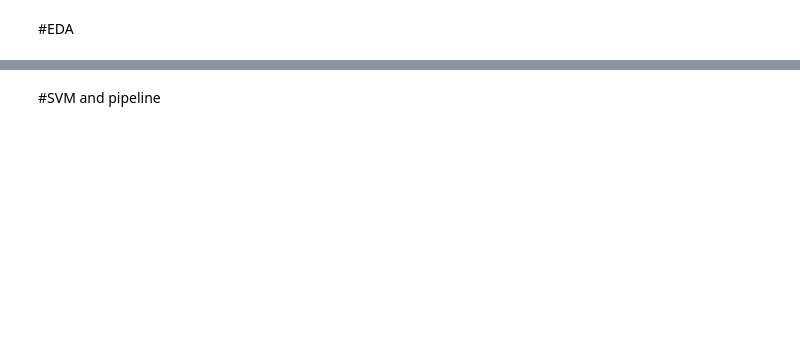
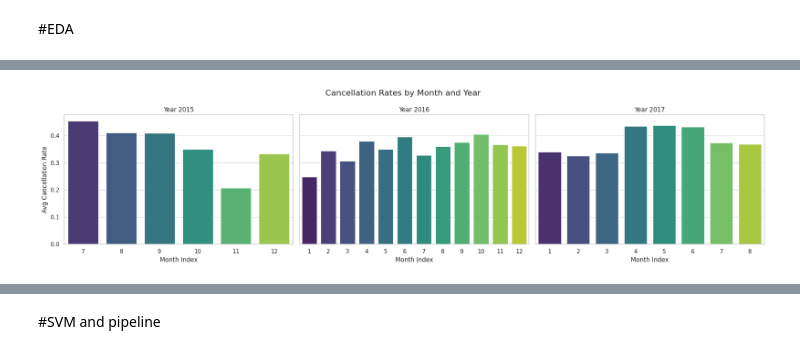
Before and after one commit to MariamKhaled741/Data-computation-project, a Jupyter notebook: Data_computation_project.ipynb, the cells around one changed output, grey strips where cells are left out. Saved outputs shown, nothing was run; the diff lists cells and outputs as text; code cells hidden in the pictures; blank space fills up the shorter version.

```diff
--- a/Data_computation_project.ipynb
+++ b/Data_computation_project.ipynb
@@ -43,0 +198,83 @@ To https://github.com/MariamKhaled741/Data-computation-project.git
+# %%
+"""# 3. Exploratory Data Analysis (EDA)"""
+
+# 3.1 تحليل معدلات الإلغاء عبر الزمن
+years = sorted(df['arrival_date_year'].unique())
+fig, axes = plt.subplots(1, len(years), figsize=(20, 5), sharey=True)
+
+for i, year in enumerate(years):
+    data = df[df['arrival_date_year'] == year]
+    monthly_rate = data.groupby('arrival_date_month')['is_canceled'].mean().reset_index()
+    sns.barplot(data=monthly_rate, x='arrival_date_month', y='is_canceled', ax=axes[i], palette='viridis')
+    axes[i].set_title(f"Year {year}")
+    axes[i].set_xlabel("Month Index")
+    axes[i].set_ylabel("Avg Cancellation Rate")
+
+plt.suptitle("Cancellation Rates by Month and Year", fontsize=16)
+plt.tight_layout()
+plt.show()
+
+# 3.2 تحليل الإقامة والقطاعات (Outliers detection)
+fig, (ax1, ax2) = plt.subplots(1, 2, figsize=(18, 6))
+
+sns.boxplot(data=df, x='market_segment', y='stays_in_week_nights', ax=ax1)
+ax1.set_title('Week Nights by Market Segment')
+ax1.tick_params(axis='x', rotation=45)
+
+sns.boxplot(data=df, x='customer_type', y='stays_in_week_nights', ax=ax2)
+ax2.set_title('Week Nights by Customer Type')
+ax2.tick_params(axis='x', rotation=45)
+
+plt.tight_layout()
+plt.show()
+
+# 3.3 توزيع الـ ADR (بعد التحويل اللوغاريتمي لفهم التوزيع)
+plt.figure(figsize=(10, 5))
+sns.histplot(np.log1p(df['adr']), bins=30, kde=True, color='teal')
+plt.title('Log-Distribution of ADR')
+plt.xlabel('log(ADR + 1)')
+plt.show()
+
+# 3.4 علاقة الطلبات الخاصة وموقف السيارات بالإلغاء (أهم الميزات)
+fig, (ax1, ax2) = plt.subplots(1, 2, figsize=(18, 6))
+
+# طلبات خاصة
+df.groupby('total_of_special_requests')['is_canceled'].mean().plot(kind='bar', ax=ax1, color='skyblue')
+ax1.set_title('Cancellation Rate vs Special Requests')
+ax1.set_ylabel('Mean Cancellation Rate')
+
+# ركن السيارات (باستخدام الميزة الجديدة has_parking)
+sns.barplot(data=df, x='has_parking', y='is_canceled', ax=ax2, palette='pastel')
+ax2.set_title('Cancellation Rate vs Having Parking')
+
+plt.tight_layout()
+plt.show()
+
+# 3.5 مصفوفة الارتباط (Spearman Correlation)
+numeric_df = df.select_dtypes(include='number')
+corr = numeric_df.corr(method='spearman')
+mask = np.triu(np.ones_like(corr, dtype=bool))
+
+plt.figure(figsize=(14, 12))
+sns.heatmap(corr, mask=mask, annot=True, fmt=".2f", cmap="coolwarm", center=0, linewidths=0.5)
+plt.title("Spearman Correlation Heatmap", fontsize=15)
+plt.show()
+
+# 3.6 تحليل الـ Categorical Relationships
+fig, ax = plt.subplots(figsize=(12, 6))
+sns.countplot(data=df, x='market_segment', hue='distribution_channel', ax=ax)
+plt.title('Distribution Channel within Market Segments')
+plt.xticks(rotation=45)
+plt.show()
+
+# 3.7 توزيع الهدف (Target Distribution)
+plt.figure(figsize=(6, 4))
+sns.countplot(x='is_canceled', data=df, palette='Set2')
+plt.title('Target Distribution: Canceled (1) vs Not Canceled (0)')
+plt.show()
+
+# 3.8 الـ NMI للبلد (تحليل الأهمية)
+country_filled = df['country'].fillna('Unknown')
+nmi_country = normalized_mutual_info_score(country_filled, df['is_canceled'])
+print(f"Normalized Mutual Information (Country vs Is_Canceled): {nmi_country:.4f}")
+# %% [output]
@@ -43,0 +292 @@ To https://github.com/MariamKhaled741/Data-computation-project.git
+[figure, added]
```
Also changed, not shown: parts of 109 cells of this notebook.
